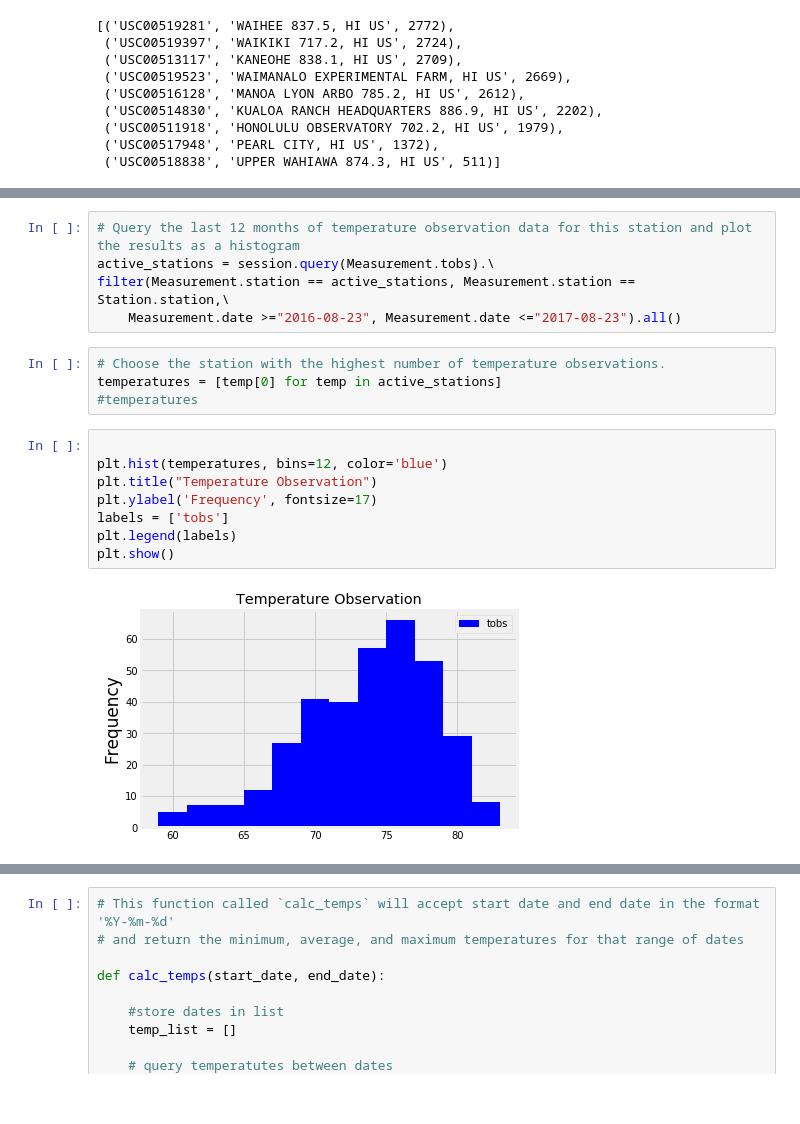
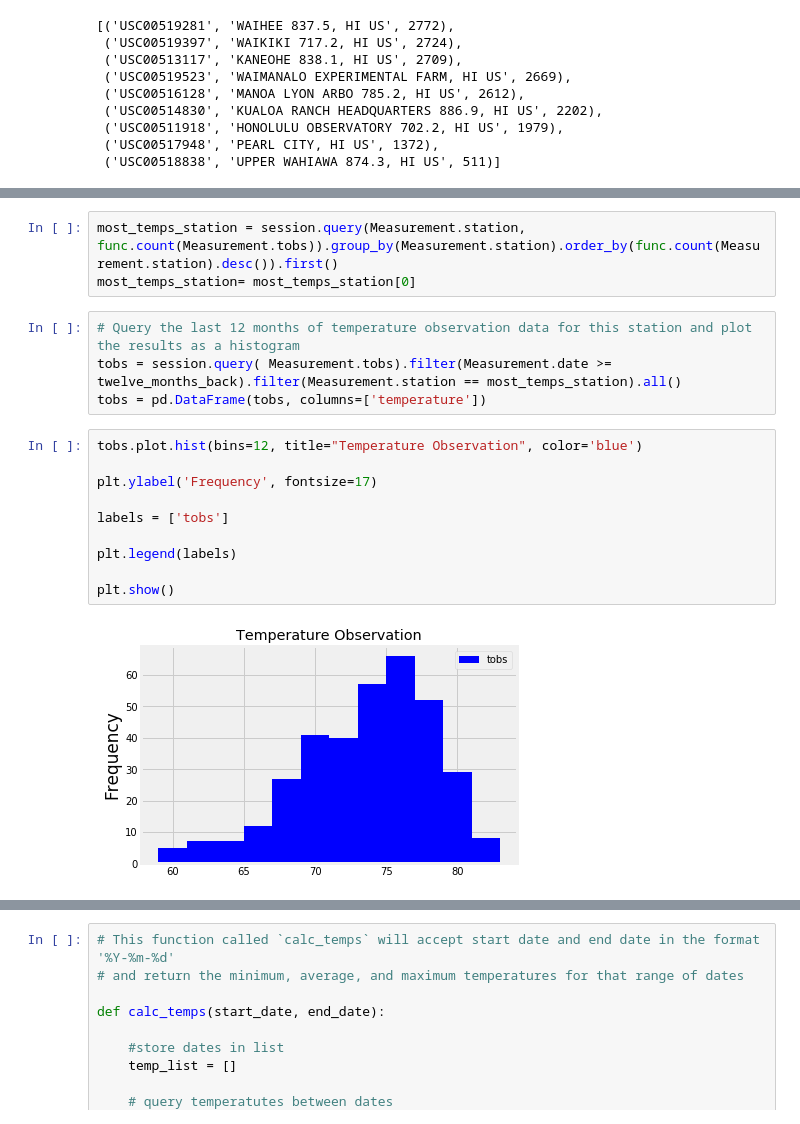
Before and after one commit to Jmaddalena42/sqlalchemy-challenge, a Jupyter notebook: climate_starter.ipynb, the cells around one changed output, grey strips where cells are left out. Cells and saved outputs as stored; diff of their text form.

```diff
--- a/climate_starter.ipynb
+++ b/climate_starter.ipynb
@@ -174,22 +171,22 @@ for row in reversed(station_activity):
+# %%
+most_temps_station = session.query(Measurement.station, func.count(Measurement.tobs)).group_by(Measurement.station).order_by(func.count(Measurement.station).desc()).first()
+most_temps_station= most_temps_station[0]
 # %%
 # Query the last 12 months of temperature observation data for this station and plot the results as a histogram
-active_stations = session.query(Measurement.tobs).\
-filter(Measurement.station == active_stations, Measurement.station == Station.station,\
-    Measurement.date >="2016-08-23", Measurement.date <="2017-08-23").all()
+tobs = session.query( Measurement.tobs).filter(Measurement.date >= twelve_months_back).filter(Measurement.station == most_temps_station).all()
+tobs = pd.DataFrame(tobs, columns=['temperature'])
-# %%
-# Choose the station with the highest number of temperature observations.
-temperatures = [temp[0] for temp in active_stations]
-#temperatures
 # %%
+tobs.plot.hist(bins=12, title="Temperature Observation", color='blue')
 
-plt.hist(temperatures, bins=12, color='blue')
-plt.title("Temperature Observation")
 plt.ylabel('Frequency', fontsize=17)
+
 labels = ['tobs']
+
 plt.legend(labels)
+
 plt.show()
 # %% [output]
-[figure, old version]
+[figure, new version]
 # %% [markdown]
 ![precipitation](Images/station-histogram.png)
 # %%
```
Also changed, not shown: parts of 8 cells of this notebook.
